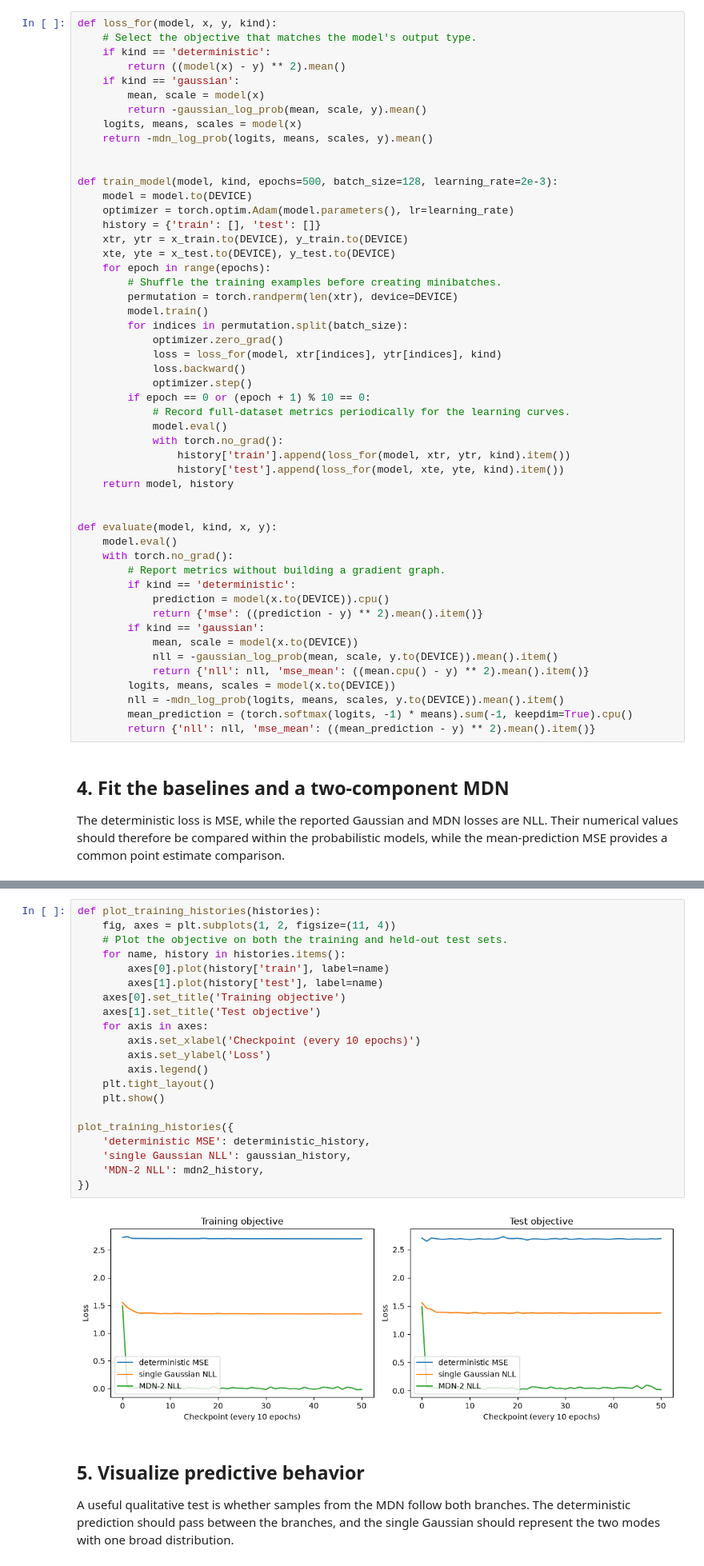
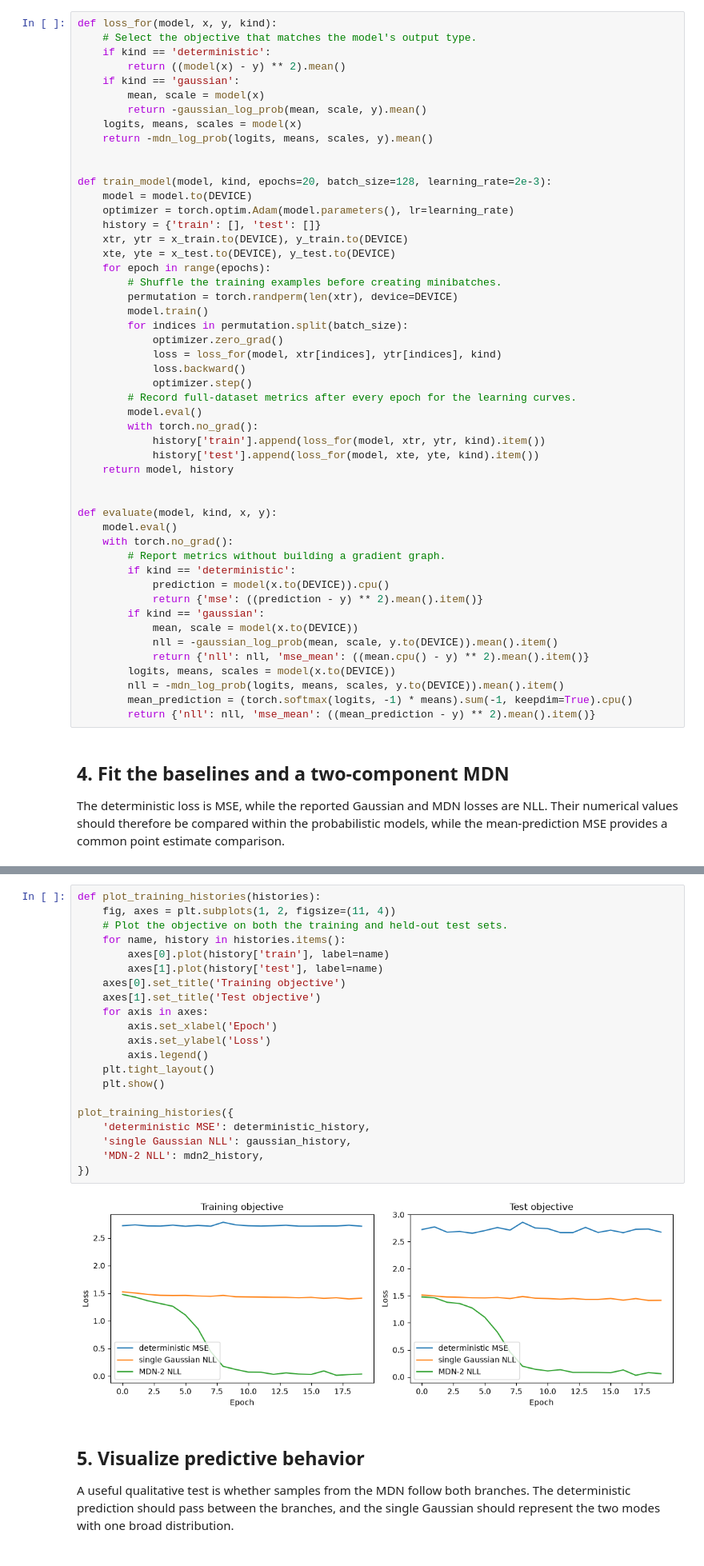
Before and after one commit to jvtricking/CS6956-MDN, a Jupyter notebook: mdn_2d_starter.ipynb, the cells around one changed output, grey strips where cells are left out. Shown at 80% size. Saved outputs shown, nothing was run; the diff lists cells and outputs as text.

Commit message:
500 epochs is way too many, using only 20 now

```diff
--- a/mdn_2d_starter.ipynb
+++ b/mdn_2d_starter.ipynb
@@ -155,7 +155,7 @@ def loss_for(model, x, y, kind):
     return -mdn_log_prob(logits, means, scales, y).mean()
 
 
-def train_model(model, kind, epochs=500, batch_size=128, learning_rate=2e-3):
+def train_model(model, kind, epochs=20, batch_size=128, learning_rate=2e-3):
     model = model.to(DEVICE)
     optimizer = torch.optim.Adam(model.parameters(), lr=learning_rate)
     history = {'train': [], 'test': []}
@@ -170,12 +170,11 @@ def train_model(model, kind, epochs=500, batch_size=128, learning_rate=2e-3):
             loss = loss_for(model, xtr[indices], ytr[indices], kind)
             loss.backward()
             optimizer.step()
-        if epoch == 0 or (epoch + 1) % 10 == 0:
-            # Record full-dataset metrics periodically for the learning curves.
-            model.eval()
-            with torch.no_grad():
-                history['train'].append(loss_for(model, xtr, ytr, kind).item())
-                history['test'].append(loss_for(model, xte, yte, kind).item())
+        # Record full-dataset metrics after every epoch for the learning curves.
+        model.eval()
+        with torch.no_grad():
+            history['train'].append(loss_for(model, xtr, ytr, kind).item())
+            history['test'].append(loss_for(model, xte, yte, kind).item())
     return model, history
 
 
@@ -215,26 +214,26 @@ MDN-2 train/test: {'nll': -0.015330473892390728, 'mse_mean': 2.704662322998047}
 # %%
 def plot_training_histories(histories):
     fig, axes = plt.subplots(1, 2, figsize=(11, 4))
     # Plot the objective on both the training and held-out test sets.
     for name, history in histories.items():
         axes[0].plot(history['train'], label=name)
         axes[1].plot(history['test'], label=name)
     axes[0].set_title('Training objective')
     axes[1].set_title('Test objective')
     for axis in axes:
-        axis.set_xlabel('Checkpoint (every 10 epochs)')
+        axis.set_xlabel('Epoch')
         axis.set_ylabel('Loss')
         axis.legend()
     plt.tight_layout()
     plt.show()
 
 plot_training_histories({
     'deterministic MSE': deterministic_history,
     'single Gaussian NLL': gaussian_history,
     'MDN-2 NLL': mdn2_history,
 })
 # %% [output]
-[figure, old version]
+[figure, new version]
 # %% [markdown]
 ## 5. Visualize predictive behavior
 
```
Also changed, not shown: parts of 5 cells of this notebook.
